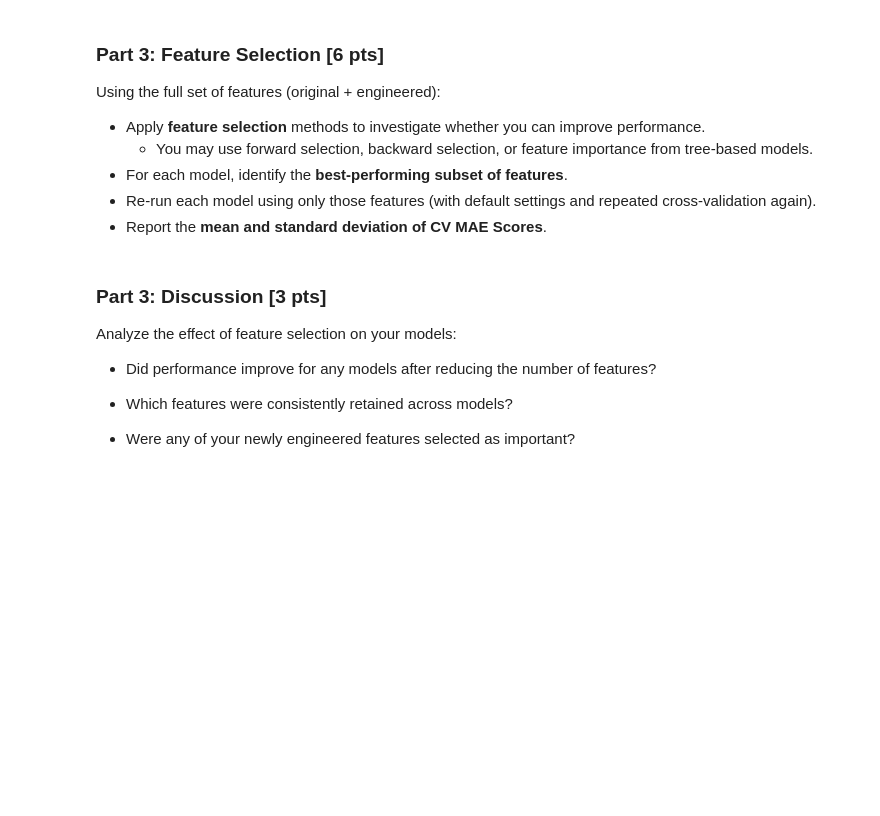
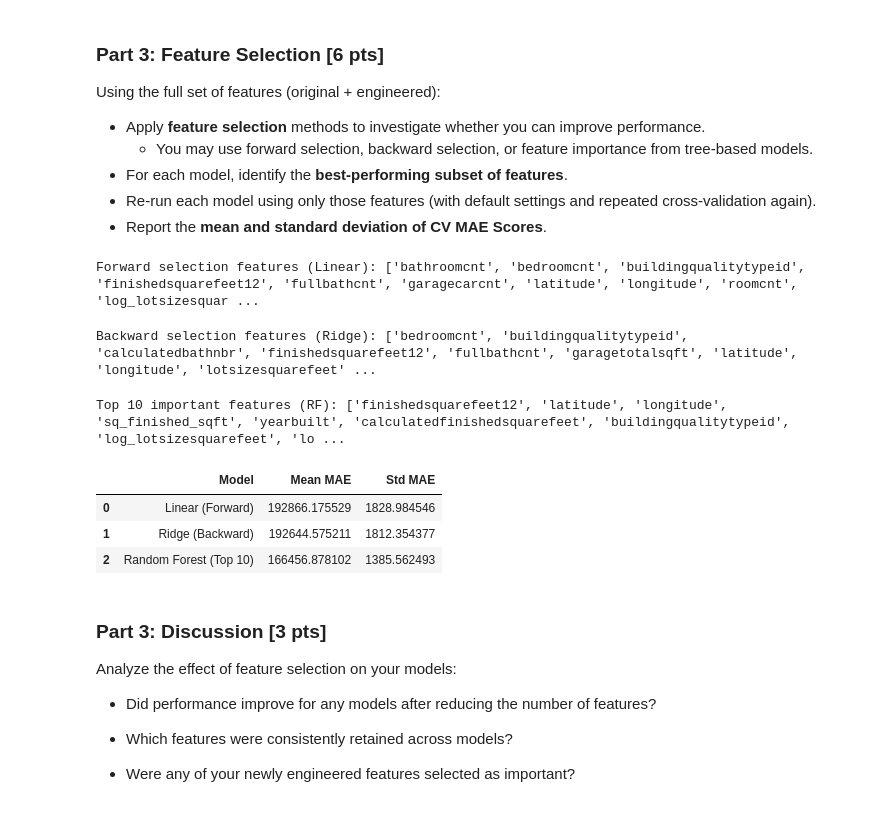
Before and after one commit to TINYRAINYLIN/DX603-Milestone2, a Jupyter notebook: Milestone_02.ipynb, the cells around one changed output. Saved outputs shown, nothing was run; the diff lists cells and outputs as text; code cells hidden in the pictures; blank space fills up the shorter version.

```diff
--- a/Milestone_02.ipynb
+++ b/Milestone_02.ipynb
@@ -320,3 +394,58 @@ Using the full set of features (original + engineered):
+# %%
+lr = LinearRegression()
+sfs_forward = SequentialFeatureSelector(lr, n_features_to_select="auto", direction='forward', cv=5, scoring='neg_mean_absolute_error', n_jobs=-1)
+sfs_forward.fit(X_train_scaled, y_train)
+forward_feats = feature_names[sfs_forward.get_support()]
+print("Forward selection features (Linear):", forward_feats.tolist())
+# %% [output]
+Forward selection features (Linear): ['bathroomcnt', 'bedroomcnt', 'buildingqualitytypeid', 'finishedsquarefeet12', 'fullbathcnt', 'garagecarcnt', 'latitude', 'longitude', 'roomcnt', 'log_lotsizesquar ...
+# %%
+ridge = Ridge()
+sfs_backward = SequentialFeatureSelector(ridge, n_features_to_select="auto", direction='backward', cv=5, scoring='neg_mean_absolute_error', n_jobs=-1)
+sfs_backward.fit(X_train_scaled, y_train)
+backward_feats = feature_names[sfs_backward.get_support()]
+print("Backward selection features (Ridge):", backward_feats.tolist())
+# %% [output]
+Backward selection features (Ridge): ['bedroomcnt', 'buildingqualitytypeid', 'calculatedbathnbr', 'finishedsquarefeet12', 'fullbathcnt', 'garagetotalsqft', 'latitude', 'longitude', 'lotsizesquarefeet' ...
+# %%
+rf = RandomForestRegressor(random_state=42)
+rf.fit(X_train_scaled, y_train)
+
+# Get top N features (e.g., top 10)
+importances = pd.Series(rf.feature_importances_, index=feature_names)
+top_rf_feats = importances.sort_values(ascending=False).head(10).index
+print("Top 10 important features (RF):", top_rf_feats.tolist())
+# %% [output]
+Top 10 important features (RF): ['finishedsquarefeet12', 'latitude', 'longitude', 'sq_finished_sqft', 'yearbuilt', 'calculatedfinishedsquarefeet', 'buildingqualitytypeid', 'log_lotsizesquarefeet', 'lo ...
+# %%
+cv = RepeatedKFold(n_splits=5, n_repeats=5, random_state=42)
+scoring = 'neg_mean_absolute_error'
+
+results_selected = []
+
+# Linear Regression with forward-selected features
+X_lr = X_train_scaled[:, sfs_forward.get_support()]
+mae_lr = cross_val_score(lr, X_lr, y_train, scoring=scoring, cv=cv, n_jobs=-1)
+results_selected.append({"Model": "Linear (Forward)", "Mean MAE": -mae_lr.mean(), "Std MAE": mae_lr.std()})
+
+# Ridge with backward-selected features
+X_ridge = X_train_scaled[:, sfs_backward.get_support()]
+mae_ridge = cross_val_score(ridge, X_ridge, y_train, scoring=scoring, cv=cv, n_jobs=-1)
+results_selected.append({"Model": "Ridge (Backward)", "Mean MAE": -mae_ridge.mean(), "Std MAE": mae_ridge.std()})
+
+# Random Forest with top N features
+rf_cols_idx = [list(feature_names).index(f) for f in top_rf_feats]
+X_rf = X_train_scaled[:, rf_cols_idx]
+mae_rf = cross_val_score(rf, X_rf, y_train, scoring=scoring, cv=cv, n_jobs=-1)
+results_selected.append({"Model": "Random Forest (Top 10)", "Mean MAE": -mae_rf.mean(), "Std MAE": mae_rf.std()})
+
+# Display results
+pd.DataFrame(results_selected)
+# %% [output]
+|  | Model | Mean MAE | Std MAE |
+| 0 | Linear (Forward) | 192866.175529 | 1828.984546 |
+| 1 | Ridge (Backward) | 192644.575211 | 1812.354377 |
+| 2 | Random Forest (Top 10) | 166456.878102 | 1385.562493 |
 # %% [markdown]
 ### Part 3: Discussion [3 pts]
 
```
Also changed, not shown: parts of 11 cells of this notebook.
